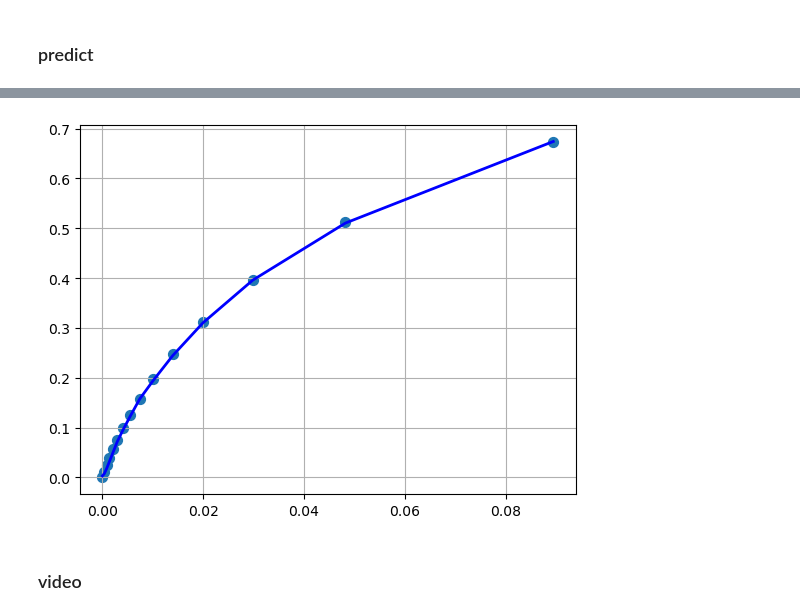
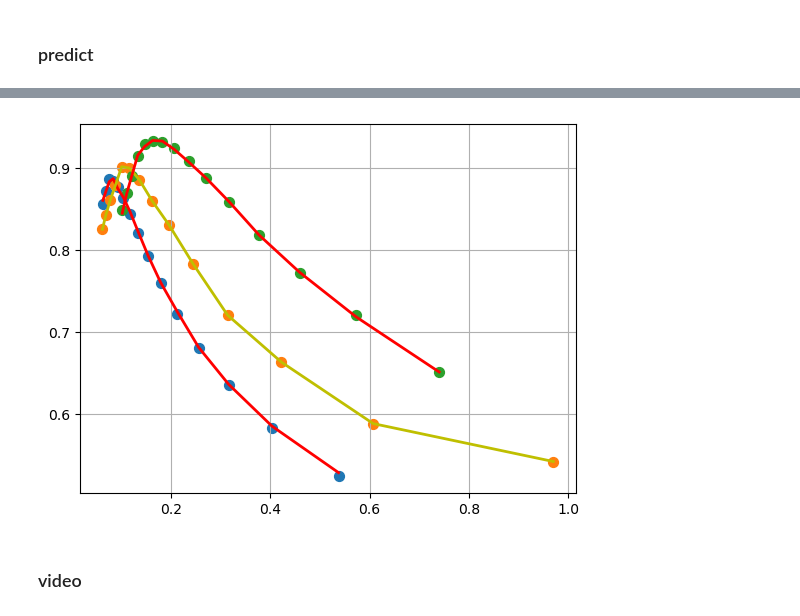
Before and after one commit to ng0177/network, a Jupyter notebook: muma-01.ipynb, the cells around one changed output, grey strips where cells are left out. Cells and saved outputs as stored; diff of their text form; code cells hidden in the pictures.

```diff
--- a/muma-01.ipynb
+++ b/muma-01.ipynb
@@ -304,33 +436,35 @@ array([[0.        ],
 # %%
 # plot
 
 # 0: flow,
-plt.scatter(x_data1n[:,[1]], y_data1n[:,[0]], s=50)
-plt.plot( x_data1n[:,[1]], y_predicted1n[:,[0]], 'b', linewidth=2)
+#plt.scatter(x_data1n[:,[1]], y_data1n[:,[0]], s=50)
+#plt.plot( x_data1n[:,[1]], y_predicted1n[:,[0]], 'b', linewidth=2)
 
 #plt.scatter(x_data10n[:,[1]], y_data10n[:,[0]], s=50)
 #plt.plot( x_data10n[:,[1]], y_predicted10n[:,[0]], 'b', linewidth=2)
 
 # 1: efficiency
 #plt.scatter(x_data1n[:,[1]], y_data1n[:,[1]], s=50)
 #plt.plot( x_data1n[:,[1]], y_predicted1n[:,[1]], 'r', linewidth=2)
 
 #plt.scatter(x_data10n[:,[1]], y_data10n[:,[1]], s=50)
 #plt.plot( x_data10n[:,[1]], y_predicted10n[:,[1]], 'r', linewidth=2)
 
-#plt.scatter(x_data4n[:,[1]], y_data4n[:,[1]], s=50)
-#plt.plot( x_data4n[:,[1]], y_predicted4n[:,[1]], 'r', linewidth=2)
-#plt.scatter(x_dataTn[:,[1]], y_predictedTn[:,[1]], s=50)
-#plt.plot( x_dataTn[:,[1]], y_predictedTn[:,[1]], 'y', linewidth=2)
-#plt.scatter(x_data5n[:,[1]], y_data5n[:,[1]], s=50)
-#plt.plot( x_data5n[:,[1]], y_predicted5n[:,[1]], 'r', linewidth=2)
+plt.scatter(x_data4n[:,[1]], y_data4n[:,[1]], s=50)
+plt.plot( x_data4n[:,[1]], y_predicted4n[:,[1]], 'r', linewidth=2)
+#
+plt.scatter(x_dataTn[:,[1]], y_predictedTn[:,[1]], s=50)
+plt.plot( x_dataTn[:,[1]], y_predictedTn[:,[1]], 'y', linewidth=2)
+#
+plt.scatter(x_data5n[:,[1]], y_data5n[:,[1]], s=50)
+plt.plot( x_data5n[:,[1]], y_predicted5n[:,[1]], 'r', linewidth=2)
 
 plt.grid()
 #plt.show()
 plt.savefig('training.png', dpi=300)
 #files.download("training.png")
 # %% [output]
-[figure, old version]
+[figure, new version]
 # %% [markdown]
 ### video
 # %%
```
Also changed, not shown: parts of 15 cells of this notebook, 1 other file.
